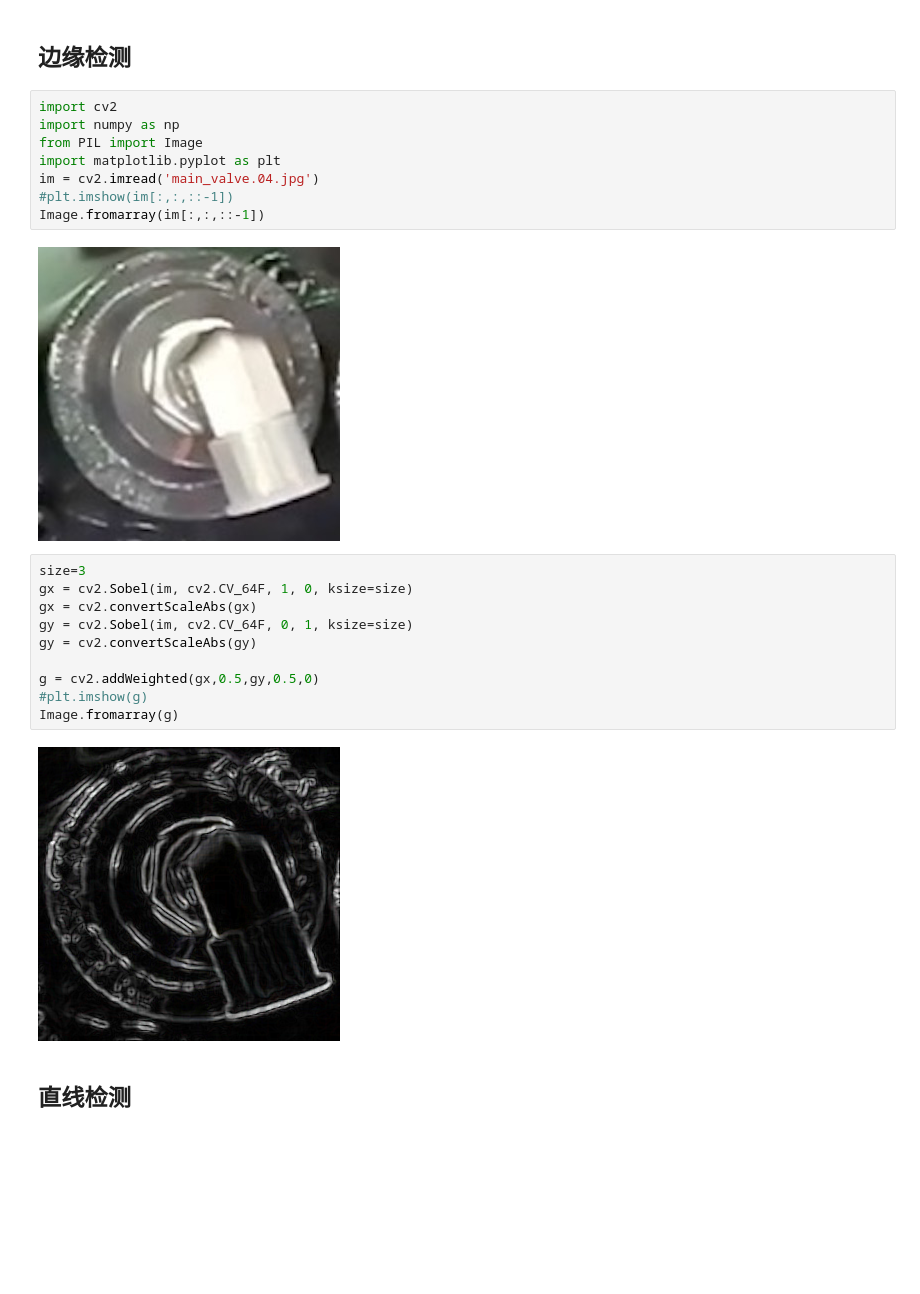
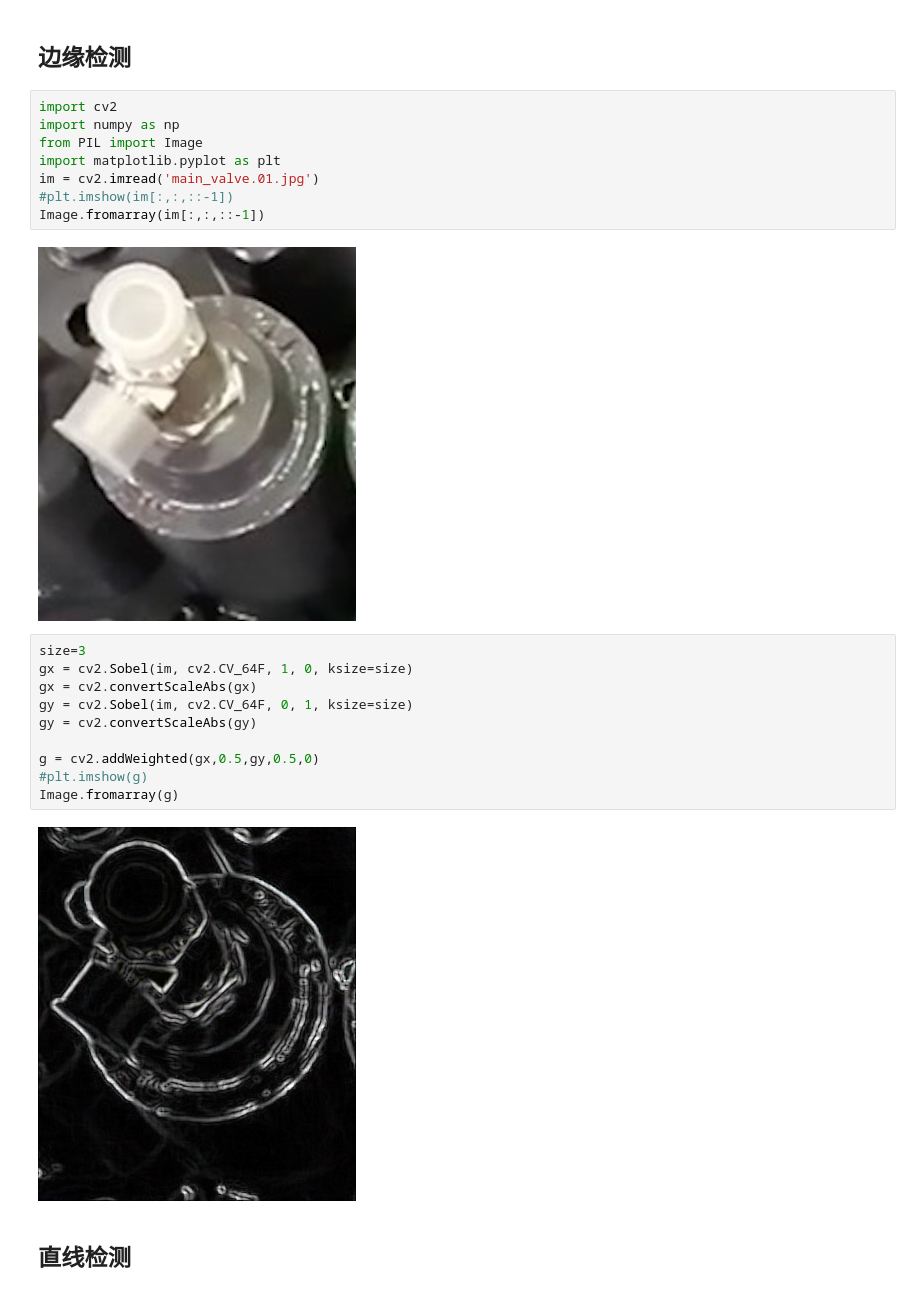
Before and after one commit to yizt/notebook, a Jupyter notebook: python/opencv/main_valve_direction_demo.ipynb, the cells around one changed output. Cells and saved outputs as stored; diff of their text form; blank space fills up the shorter version.

```diff
--- a/python/opencv/main_valve_direction_demo.ipynb
+++ b/python/opencv/main_valve_direction_demo.ipynb
@@ -3,13 +3,13 @@
 # %%
 import cv2
 import numpy as np
 from PIL import Image
 import matplotlib.pyplot as plt
-im = cv2.imread('main_valve.04.jpg')
+im = cv2.imread('main_valve.01.jpg')
 #plt.imshow(im[:,:,::-1])
 Image.fromarray(im[:,:,::-1])
 # %% [output]
-[figure, old version]
+[figure, new version]
 # %%
 size=3
 gx = cv2.Sobel(im, cv2.CV_64F, 1, 0, ksize=size)
@@ -21,7 +21,7 @@ g = cv2.addWeighted(gx,0.5,gy,0.5,0)
 #plt.imshow(g)
 Image.fromarray(g)
 # %% [output]
-[figure, old version]
+[figure, new version]
 # %% [markdown]
 ## 直线检测
 # %%
```
Also changed, not shown: parts of 30 cells of this notebook.
